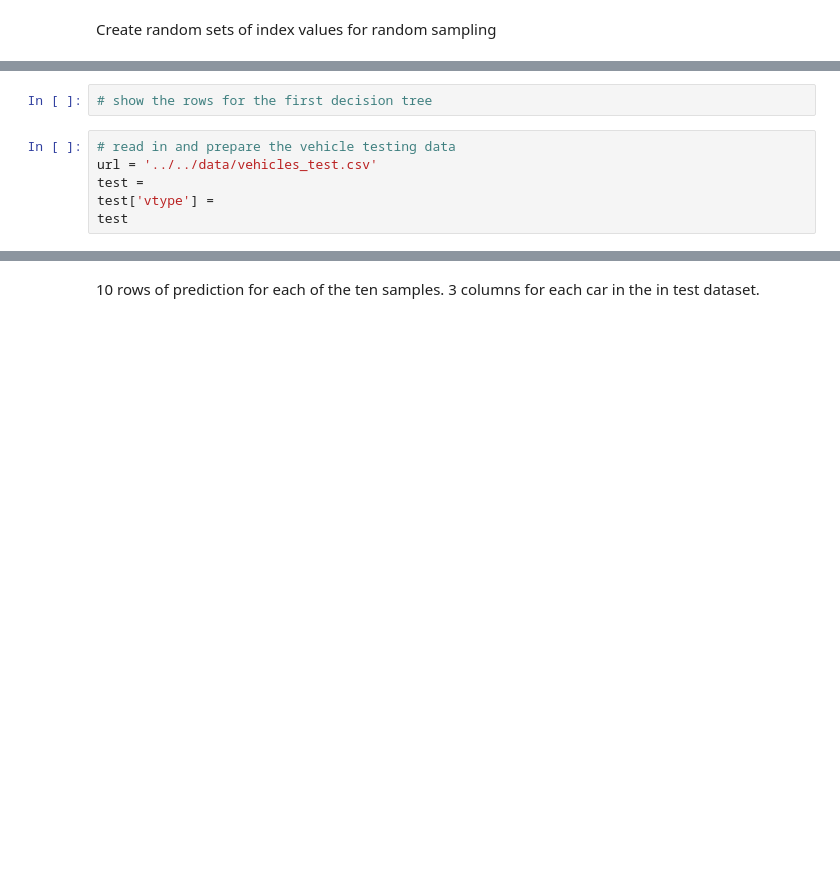
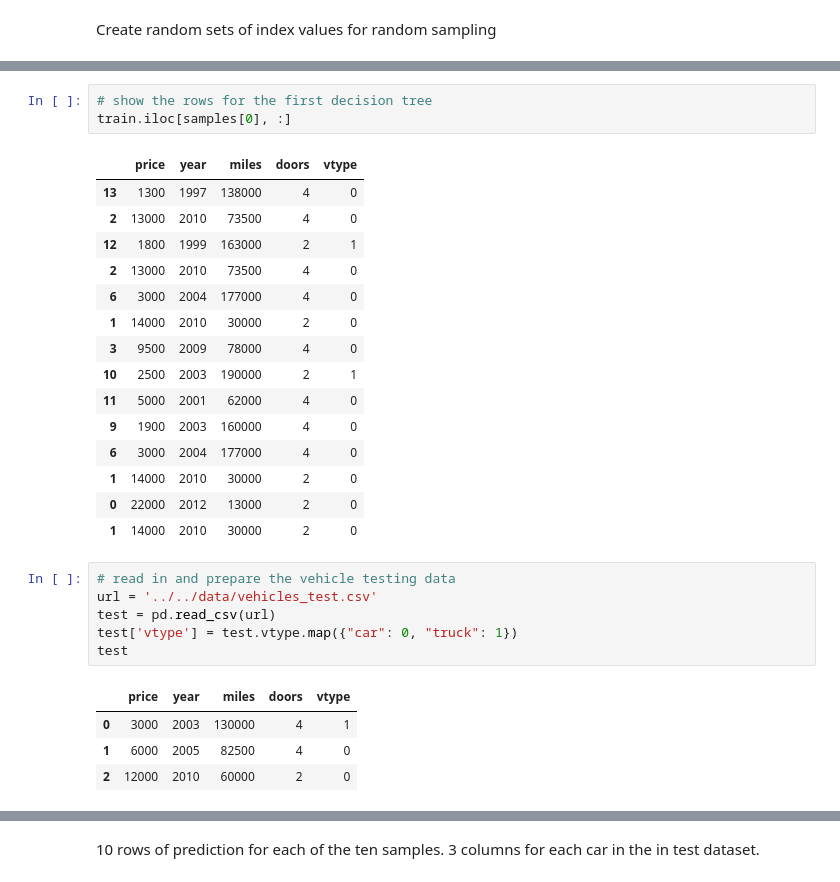
Before and after one commit to yangliu222/DS-SF-42, a Jupyter notebook: george_section/notebooks/In_class/Bagging and Ensembling with Random Forest (In class).ipynb, the cells around one changed output, grey strips where cells are left out. Drawn from its saved outputs; the diff is of its cells as text; blank space fills up the shorter version.

```diff
--- a/george_section/notebooks/In_class/Bagging and Ensembling with Random Forest (In class).ipynb
+++ b/george_section/notebooks/In_class/Bagging and Ensembling with Random Forest (In class).ipynb
@@ -209,11 +262,33 @@ samples
 # %%
 # show the rows for the first decision tree
+train.iloc[samples[0], :]
+# %% [output]
+|  | price | year | miles | doors | vtype |
+| 13 | 1300 | 1997 | 138000 | 4 | 0 |
+| 2 | 13000 | 2010 | 73500 | 4 | 0 |
+| 12 | 1800 | 1999 | 163000 | 2 | 1 |
+| 2 | 13000 | 2010 | 73500 | 4 | 0 |
+| 6 | 3000 | 2004 | 177000 | 4 | 0 |
+| 1 | 14000 | 2010 | 30000 | 2 | 0 |
+| 3 | 9500 | 2009 | 78000 | 4 | 0 |
+| 10 | 2500 | 2003 | 190000 | 2 | 1 |
+| 11 | 5000 | 2001 | 62000 | 4 | 0 |
+| 9 | 1900 | 2003 | 160000 | 4 | 0 |
+| 6 | 3000 | 2004 | 177000 | 4 | 0 |
+| 1 | 14000 | 2010 | 30000 | 2 | 0 |
+| 0 | 22000 | 2012 | 13000 | 2 | 0 |
+| 1 | 14000 | 2010 | 30000 | 2 | 0 |
 # %%
 # read in and prepare the vehicle testing data
 url = '../../data/vehicles_test.csv'
-test =
-test['vtype'] =
+test = pd.read_csv(url)
+test['vtype'] = test.vtype.map({"car": 0, "truck": 1})
 test
+# %% [output]
+|  | price | year | miles | doors | vtype |
+| 0 | 3000 | 2003 | 130000 | 4 | 1 |
+| 1 | 6000 | 2005 | 82500 | 4 | 0 |
+| 2 | 12000 | 2010 | 60000 | 2 | 0 |
 # %%
 
 
```
Also changed, not shown: parts of 75 cells of this notebook, 1 other file.
